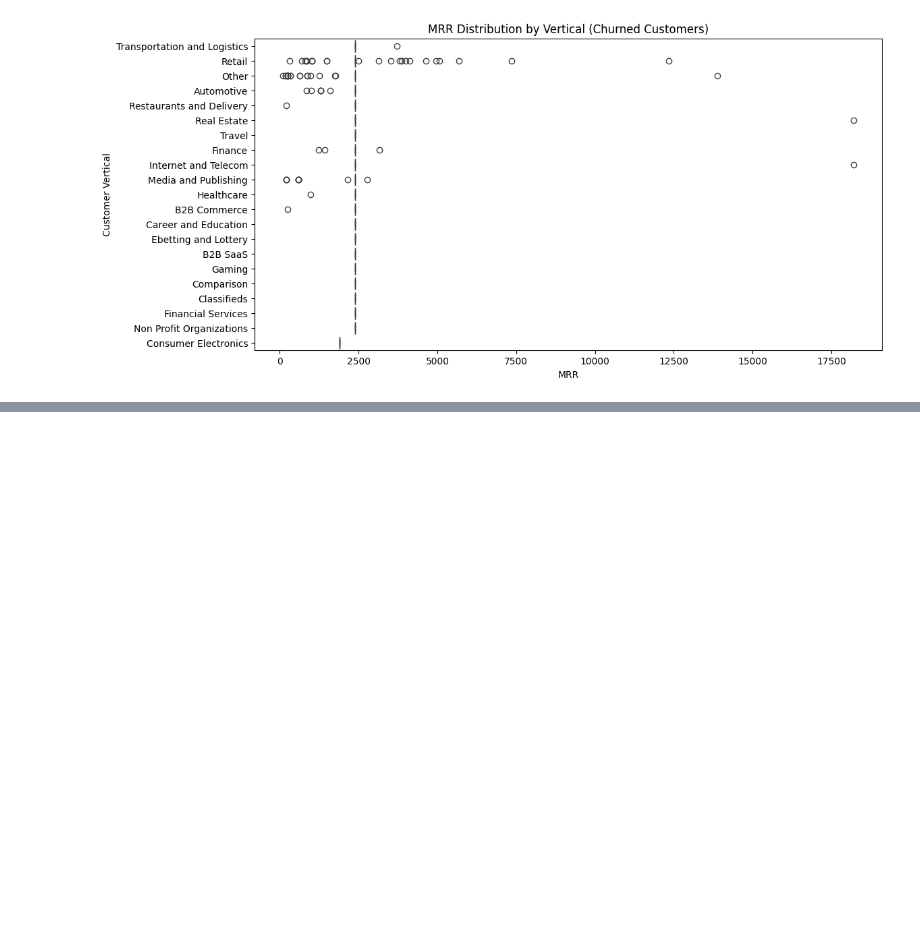
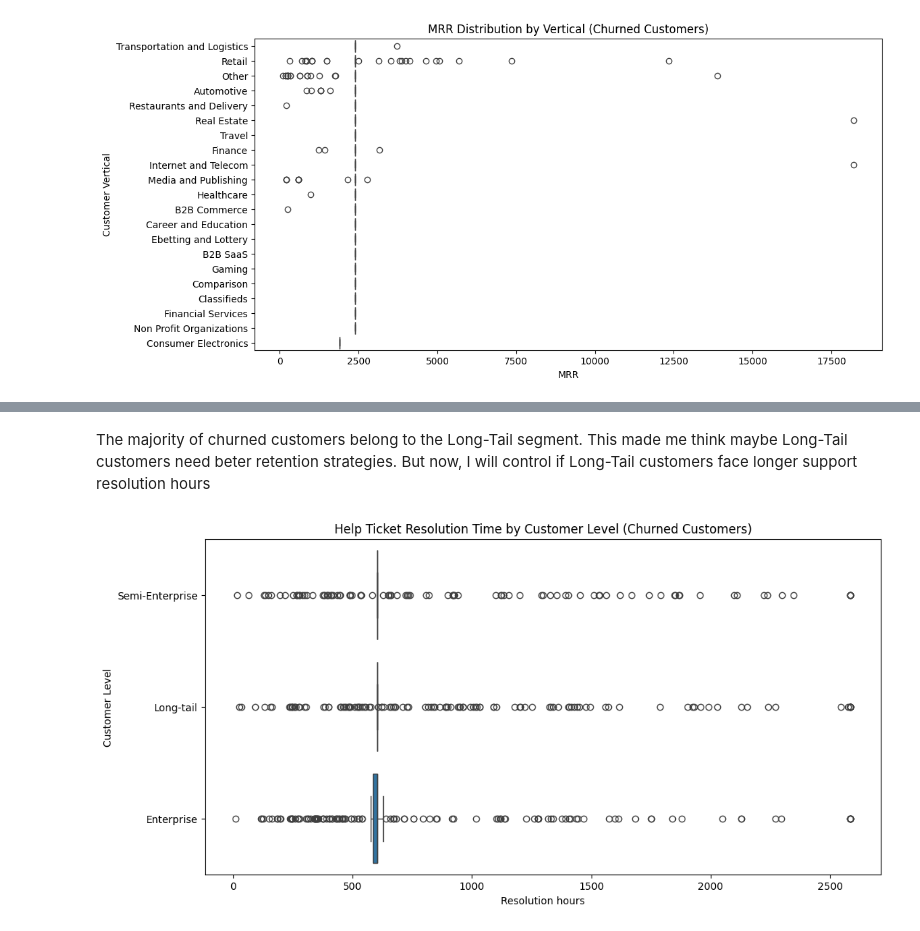
Before and after one commit to yahocan/hacettepeaidatathon2024, a Jupyter notebook: datathon.ipynb, the cells around one changed output, grey strips where cells are left out. Cells and saved outputs as stored; diff of their text form; code cells hidden in the pictures; blank space fills up the shorter version.

```diff
--- a/datathon.ipynb
+++ b/datathon.ipynb
@@ -425,0 +437,11 @@ plt.show()
+# %% [markdown]
+The majority of churned customers belong to the Long-Tail segment. This made me think maybe Long-Tail customers need beter retention strategies. But now, I will control if Long-Tail customers face longer support resolution hours
+# %%
+plt.figure(figsize=(12, 6))
+sns.boxplot(y=churn_df["Customer Level"], x=churn_df["Help Ticket Lead Time (hours)"])
+plt.title("Help Ticket Resolution Time by Customer Level (Churned Customers)")
+plt.xlabel("Resolution hours")
+plt.ylabel("Customer Level")
+plt.show()
+# %% [output]
+[figure, added]
```
Also changed, not shown: parts of 8 cells of this notebook, 1 other file.
